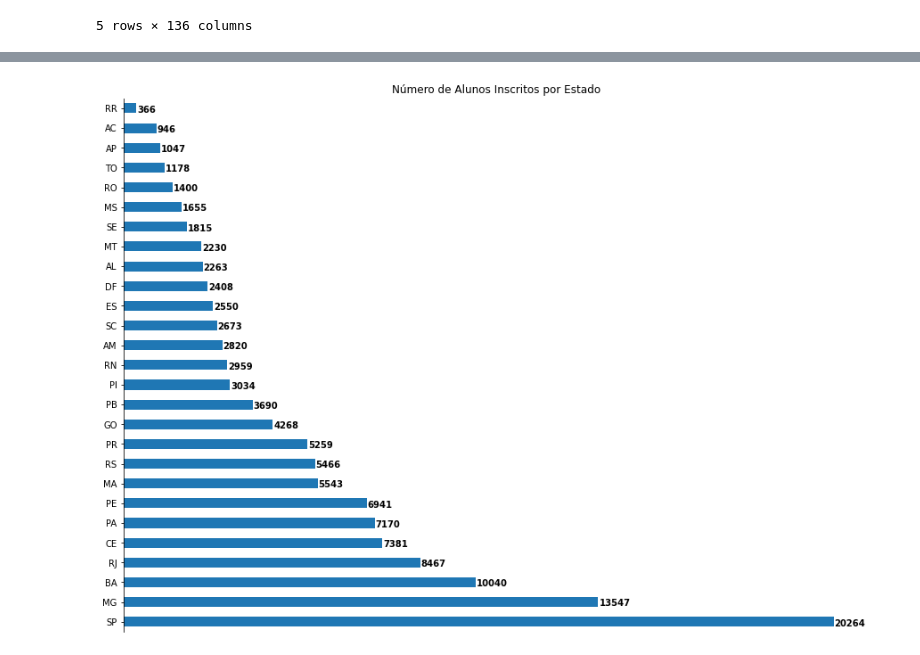
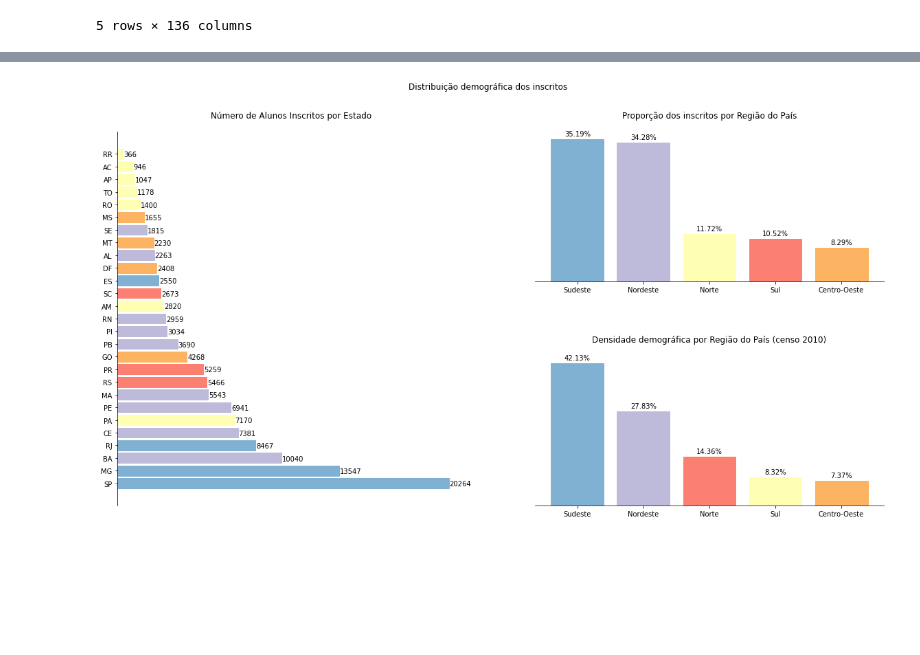
Before and after one commit to luciaemiliaeu/Enem2019, a Jupyter notebook: Enem2019.ipynb, the cells around one changed output, grey strips where cells are left out. Saved outputs shown, nothing was run; the diff lists cells and outputs as text; code cells hidden in the pictures; blank space fills up the shorter version.

```diff
--- a/Enem2019.ipynb
+++ b/Enem2019.ipynb
@@ -24,11 +42,0 @@ dados.info(verbose=True, null_counts=True)
-# %%
-ax = dados['SG_UF_RESIDENCIA'].value_counts().plot.barh(figsize=(15,11), title= 'Número de Alunos Inscritos por Estado')
-ax.spines['right'].set_visible(False)
-ax.spines['top'].set_visible(False)
-ax.spines['bottom'].set_visible(False)
-ax.get_xaxis().set_visible(False)
-
-for i,n in enumerate(dados['SG_UF_RESIDENCIA'].value_counts()):
-  ax.text(n+25, i-.2, str(n), fontweight = 'bold')
-# %% [output]
-[figure, removed]
@@ -34,0 +85,3 @@ for i,n in enumerate(dados['SG_UF_RESIDENCIA'].value_counts()):
+# %%
+censo_demografico_2010 = pd.read_excel('tab1_4.xls', header=4, index_col=0, na_filter=False, skipfooter=2)
+censo_demografico_2010 = censo_demografico_2010['01.08.2010\n(3)']
@@ -35,3 +99,53 @@ for i,n in enumerate(dados['SG_UF_RESIDENCIA'].value_counts()):
+# %%
+fig = plt.figure(figsize=(20,10))
+fig.suptitle('Distribuição demográfica dos inscritos')
+gspec = gridspec.GridSpec(2,2)
+plt.subplots_adjust(hspace=0.5)
+
+barChart_inscritos_por_estado = plt.subplot(gspec[0:,0])
+num_inscritos_por_estado = dados['SG_UF_RESIDENCIA'].value_counts()
+bars= barChart_inscritos_por_estado.barh(num_inscritos_por_estado.index,
+                                         num_inscritos_por_estado.values)
+barChart_inscritos_por_estado.set_title('Número de Alunos Inscritos por Estado',
+                                        pad=20)
+format_horizontal_bar(barChart_inscritos_por_estado,
+                num_inscritos_por_estado.index ,
+                np.arange(len(num_inscritos_por_estado)))
+annotate_horizontal_absolute(barChart_inscritos_por_estado, bars)
+for bar, estado in zip(bars, num_inscritos_por_estado.index):
+  bar.set_color(cmap(regioes_colors[regioes[estado]]))
+
+barChart_inscritos_por_regiao = plt.subplot(gspec[0,1])
+dados['Região'] = dados.apply(lambda x: regioes[x.SG_UF_RESIDENCIA], axis=1)
+proporcao_inscritos_regiao = dados['Região'].value_counts(normalize=True)
+bars = barChart_inscritos_por_regiao.bar(proporcao_inscritos_regiao.index,
+                                         proporcao_inscritos_regiao.values)
+barChart_inscritos_por_regiao.set_title('Proporção dos inscritos por Região do País',
+                                        pad=20)
+format_vertical(barChart_inscritos_por_regiao,
+                proporcao_inscritos_regiao.index ,
+                np.arange(len(proporcao_inscritos_regiao)))
+annotate_vertical(barChart_inscritos_por_regiao, bars)
+for bar, regiao in zip(bars, proporcao_inscritos_regiao.index):
+  bar.set_color(cmap(regioes_colors[regiao]))
+
+barChart_demografia_regiao = plt.subplot(gspec[1,1])
+demografia_regiões = (censo_demografico_2010[['Norte', 'Nordeste', 'Sul', 'Sudeste', 'Centro-Oeste']]
+                      .sort_values(ascending=False))
+bars = barChart_demografia_regiao.bar(demografia_regiões.index,
+                                      demografia_regiões.values/demografia_regiões.sum())
+barChart_demografia_regiao.set_title('Densidade demográfica por Região do País (censo 2010)',
+                                     pad=20)
+format_vertical(barChart_demografia_regiao,
+                proporcao_inscritos_regiao.index ,
+                np.arange(len(demografia_regiões)))
+annotate_vertical(barChart_demografia_regiao, bars)
+for bar, regiao in zip(bars, demografia_regiões.index):
+  bar.set_color(cmap(regioes_colors[regiao]))
+
+plt.show()
+# %% [output]
+[figure, added]
 # %%
 fig = plt.figure(figsize=(20,10))
 gspec = gridspec.GridSpec(4,5)
```
Also changed, not shown: parts of 15 cells of this notebook.
